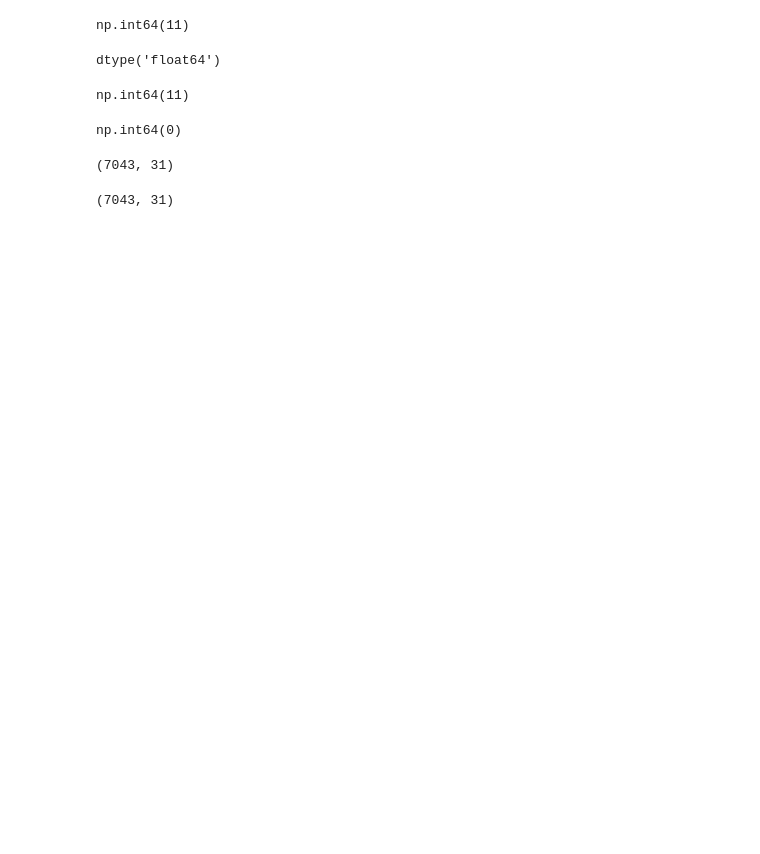
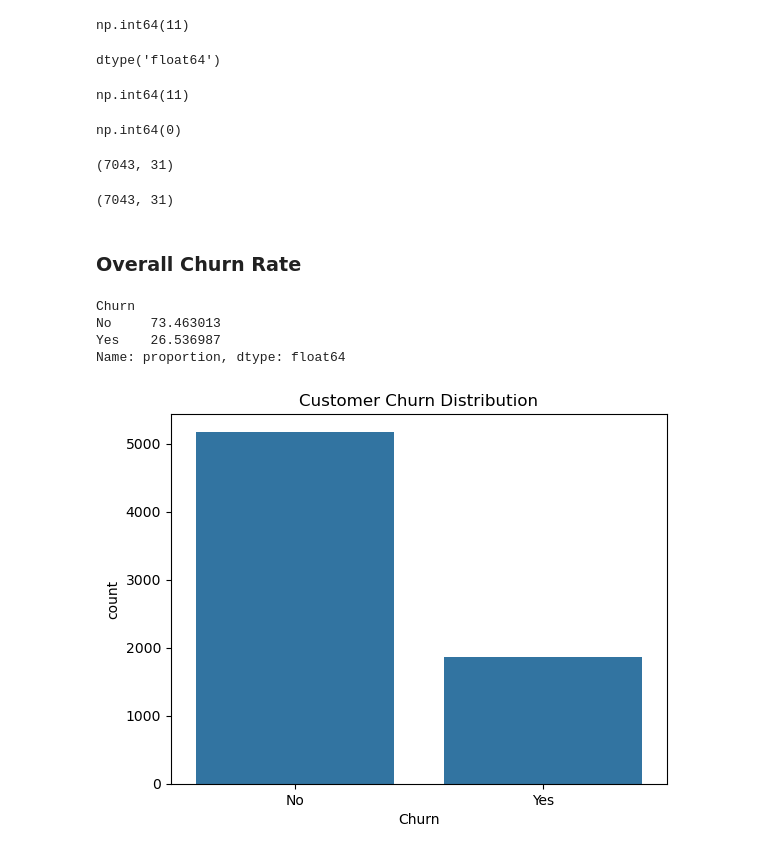
Before and after one commit to Manideep685/SKS-Project, a Jupyter notebook: notebook/cleaning.ipynb, the cells around one changed output. Saved outputs shown, nothing was run; the diff lists cells and outputs as text; code cells hidden in the pictures; blank space fills up the shorter version.

```diff
--- a/notebook/cleaning.ipynb
+++ b/notebook/cleaning.ipynb
@@ -79,3 +82,20 @@ print(data_encoded.shape)
 (7043, 31)
 # %%
 data.to_csv('../data/cleaned/cleaned_Telco_Customer_Churn_Dataset.csv')
+# %% [markdown]
+###  Overall Churn Rate
+# %%
+churn_rate = data["Churn"].value_counts(normalize=True) * 100
+print(churn_rate)
+# %% [output]
+Churn
+No     73.463013
+Yes    26.536987
+Name: proportion, dtype: float64
+# %%
+
+sns.countplot(x="Churn", data=data)
+plt.title("Customer Churn Distribution")
+plt.show()
+# %% [output]
+[figure, added]
```
Also changed, not shown: parts of 7 cells of this notebook.
